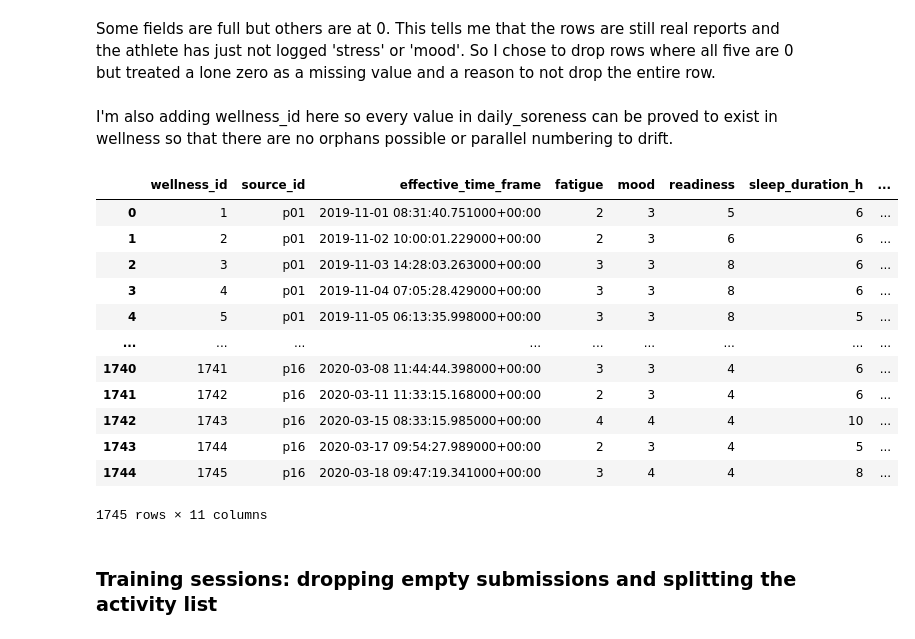
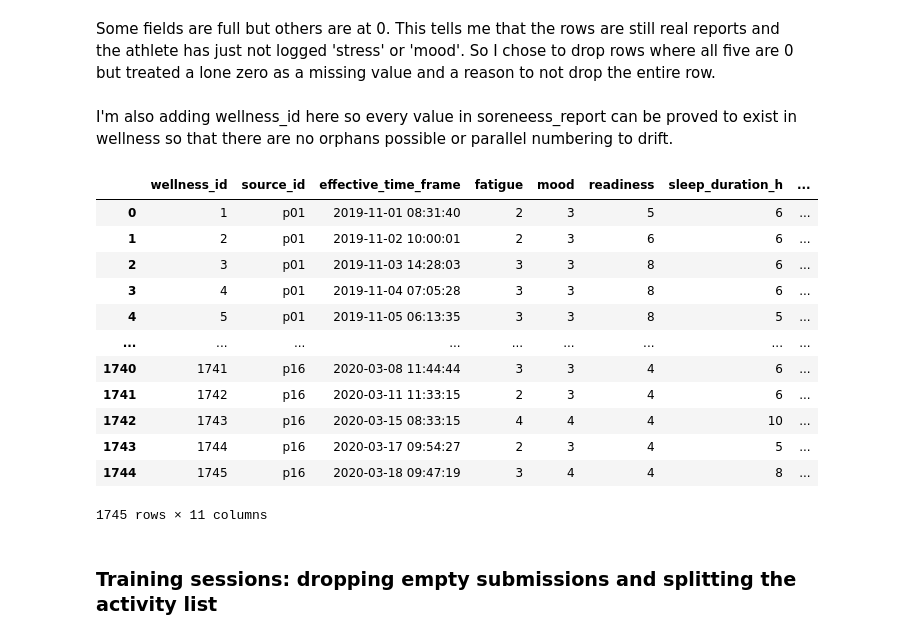
Before and after one commit to vish-mandalika/sql-pipeline-athletic-performance, a Jupyter notebook: etl.ipynb, the cells around one changed output. Saved outputs shown, nothing was run; the diff lists cells and outputs as text; code cells hidden in the pictures.

```diff
--- a/etl.ipynb
+++ b/etl.ipynb
@@ -312,23 +322,24 @@ wellness[wellness[five_pt_cols].eq(0).any(axis=1)]
 # %% [markdown]
 Some fields are full but others are at 0. This tells me that the rows are still real reports and the athlete has just not logged 'stress' or 'mood'. So I chose to drop rows where all five are 0 but treated a lone zero as a missing value and a reason to not drop the entire row.
 # %% [markdown]
-I'm also adding wellness_id here so every value in daily_soreness can be proved to exist in wellness so that there are no orphans possible or parallel numbering to drift.
+I'm also adding wellness_id here so every value in soreneess_report can be proved to exist in wellness so that there are no orphans possible or parallel numbering to drift.
 # %%
 wellness.insert(0, "wellness_id", range(1, len(wellness) + 1))
+wellness["effective_time_frame"] = wellness.effective_time_frame.dt.floor("s").dt.tz_localize(None)
 wellness
 # %% [output]
 |  | wellness_id | source_id | effective_time_frame | fatigue | mood | readiness | sleep_duration_h | ... |
-| 0 | 1 | p01 | 2019-11-01 08:31:40.751000+00:00 | 2 | 3 | 5 | 6 | ... |
-| 1 | 2 | p01 | 2019-11-02 10:00:01.229000+00:00 | 2 | 3 | 6 | 6 | ... |
-| 2 | 3 | p01 | 2019-11-03 14:28:03.263000+00:00 | 3 | 3 | 8 | 6 | ... |
-| 3 | 4 | p01 | 2019-11-04 07:05:28.429000+00:00 | 3 | 3 | 8 | 6 | ... |
-| 4 | 5 | p01 | 2019-11-05 06:13:35.998000+00:00 | 3 | 3 | 8 | 5 | ... |
+| 0 | 1 | p01 | 2019-11-01 08:31:40 | 2 | 3 | 5 | 6 | ... |
+| 1 | 2 | p01 | 2019-11-02 10:00:01 | 2 | 3 | 6 | 6 | ... |
+| 2 | 3 | p01 | 2019-11-03 14:28:03 | 3 | 3 | 8 | 6 | ... |
+| 3 | 4 | p01 | 2019-11-04 07:05:28 | 3 | 3 | 8 | 6 | ... |
+| 4 | 5 | p01 | 2019-11-05 06:13:35 | 3 | 3 | 8 | 5 | ... |
 | ... | ... | ... | ... | ... | ... | ... | ... | ... |
-| 1740 | 1741 | p16 | 2020-03-08 11:44:44.398000+00:00 | 3 | 3 | 4 | 6 | ... |
-| 1741 | 1742 | p16 | 2020-03-11 11:33:15.168000+00:00 | 2 | 3 | 4 | 6 | ... |
-| 1742 | 1743 | p16 | 2020-03-15 08:33:15.985000+00:00 | 4 | 4 | 4 | 10 | ... |
-| 1743 | 1744 | p16 | 2020-03-17 09:54:27.989000+00:00 | 2 | 3 | 4 | 5 | ... |
-| 1744 | 1745 | p16 | 2020-03-18 09:47:19.341000+00:00 | 3 | 4 | 4 | 8 | ... |
+| 1740 | 1741 | p16 | 2020-03-08 11:44:44 | 3 | 3 | 4 | 6 | ... |
+| 1741 | 1742 | p16 | 2020-03-11 11:33:15 | 2 | 3 | 4 | 6 | ... |
+| 1742 | 1743 | p16 | 2020-03-15 08:33:15 | 4 | 4 | 4 | 10 | ... |
+| 1743 | 1744 | p16 | 2020-03-17 09:54:27 | 2 | 3 | 4 | 5 | ... |
+| 1744 | 1745 | p16 | 2020-03-18 09:47:19 | 3 | 4 | 4 | 8 | ... |
 1745 rows × 11 columns
 # %% [markdown]
 ### Training sessions: dropping empty submissions and splitting the activity list
```
Also changed, not shown: parts of 43 cells of this notebook.
